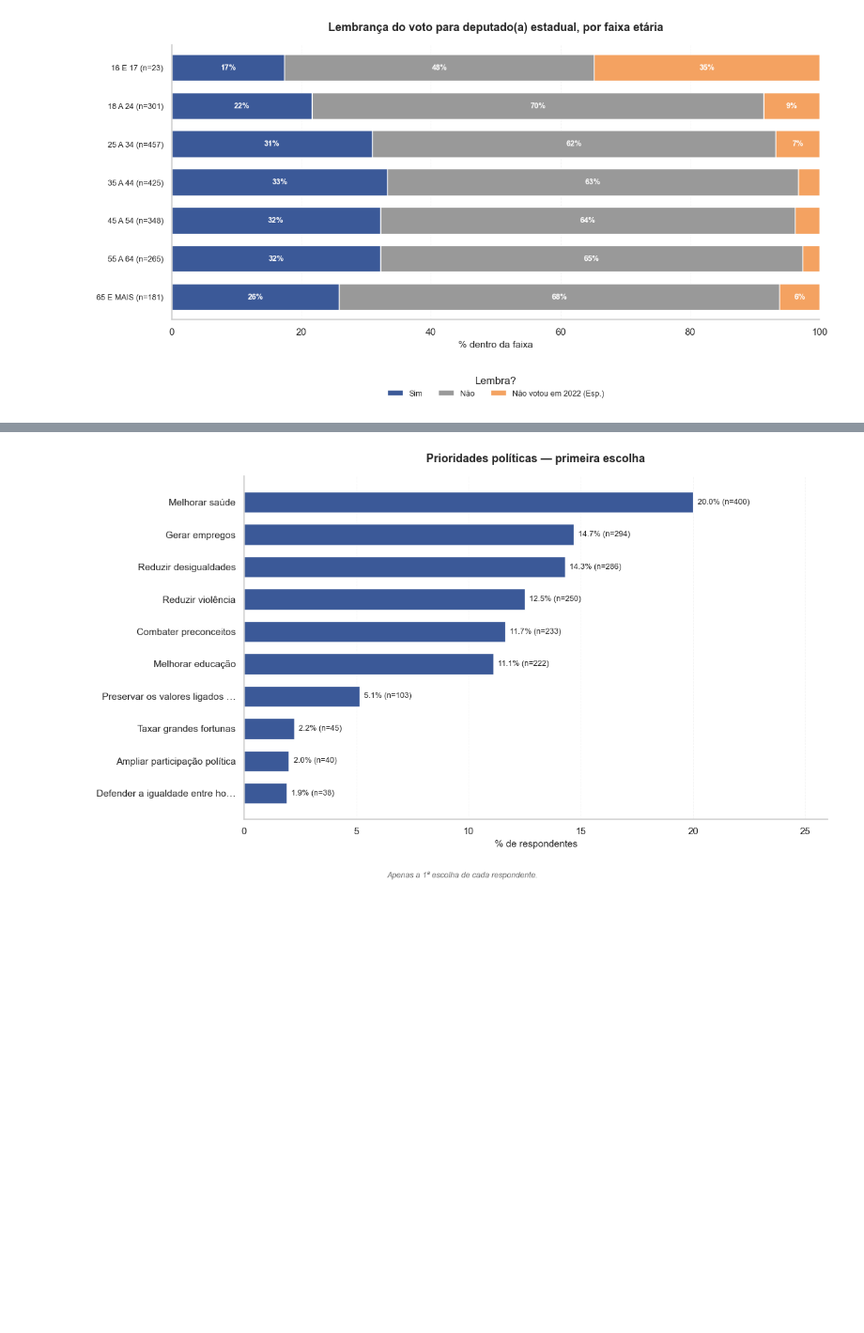
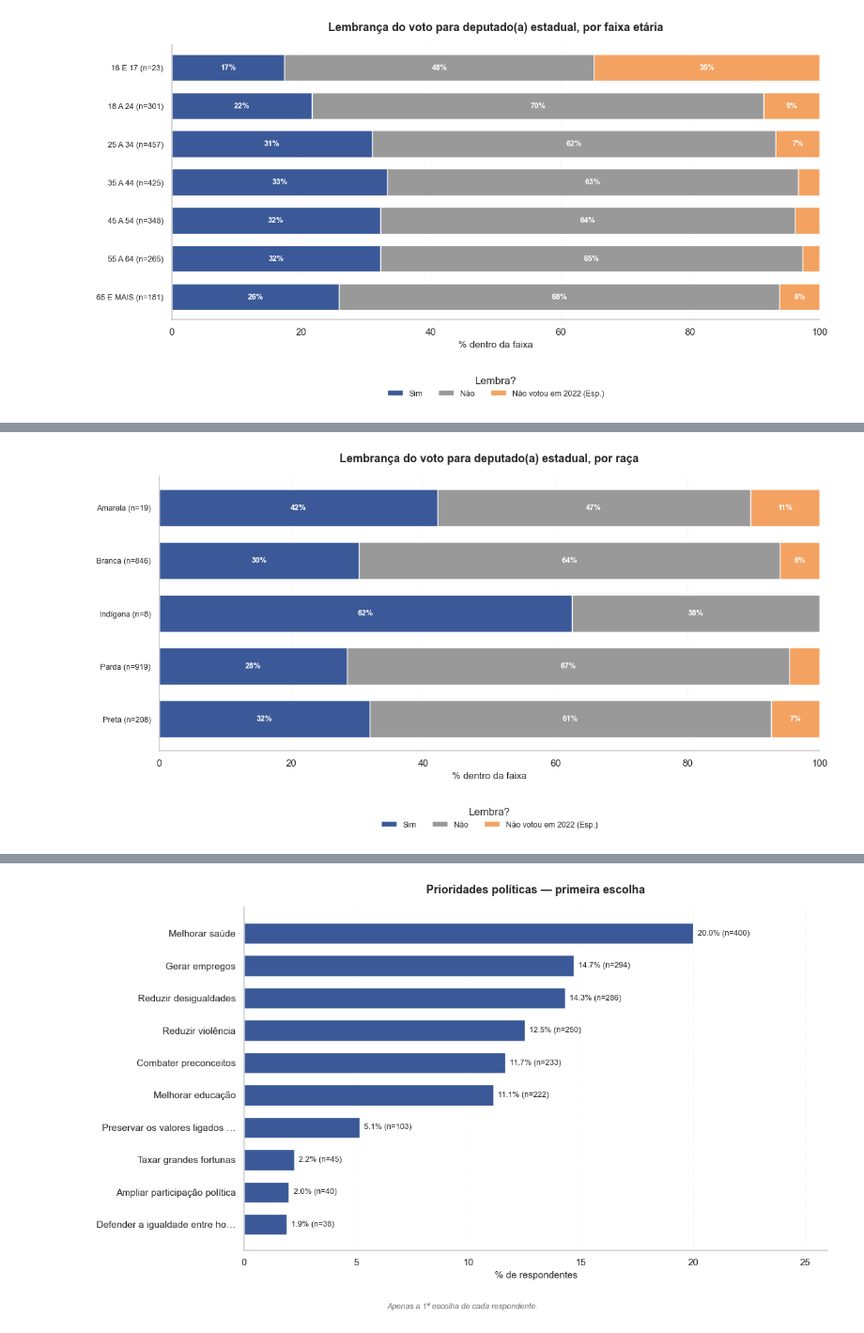
Before and after one commit to edfeherr/projeto-eda-democracia, a Jupyter notebook: notebooks/02_analises_exploratorias.ipynb, the cells around one changed output, grey strips where cells are left out. Shown at 94% size. Drawn from its saved outputs; the diff is of its cells as text; code cells hidden in the pictures; blank space fills up the shorter version.

```diff
--- a/notebooks/02_analises_exploratorias.ipynb
+++ b/notebooks/02_analises_exploratorias.ipynb
@@ -353,0 +402,34 @@ plt.show()
+# %%
+# Lembrança × faixa etária — barras empilhadas horizontais 100%.
+counts_fx = df_cesop["RACA"].value_counts()
+
+ct_fx_raw = pd.crosstab(df_cesop["RACA"], df_cesop["P_01A"], normalize="index") * 100
+ct_fx, colunas_fx = _cols_lemb(ct_fx_raw)
+# ct_fx = ct_fx.reindex([c for c in ORDEM_FX_LEMB if c in ct_fx.index])
+
+cores_fx = [PALETA_LEMBRANCA.get(c, COR_NAO_VOTOU) for c in colunas_fx]
+
+labels_y_fx = [
+    f"{cat} (n={int(counts_fx.get(cat, 0)):,})"
+    for cat in ct_fx.index
+]
+
+fig, ax = plt.subplots(figsize=(12, 6))
+
+ct_fx[colunas_fx].plot.barh(stacked=True, ax=ax, color=cores_fx, width=0.7)
+
+ax.set_yticks(range(len(ct_fx.index)))
+ax.set_yticklabels(labels_y_fx, fontsize=9)
+ax.invert_yaxis()
+
+_estilo_lemb(ax, "Lembrança do voto para deputado(a) estadual, por raça",
+             "% dentro da faixa")
+_rotulos_empilhados(ax, colunas_fx)
+_legenda_lemb(ax, colunas_fx)
+
+plt.tight_layout()
+fig.subplots_adjust(bottom=0.18)
+plt.savefig(PATH_FIGURAS / "02_lembranca_voto_deputado_estadual_raca.png", dpi=120, bbox_inches="tight")
+plt.show()
+# %% [output]
+[figure, added]
```
Also changed, not shown: parts of 33 cells of this notebook, 1 other file.
